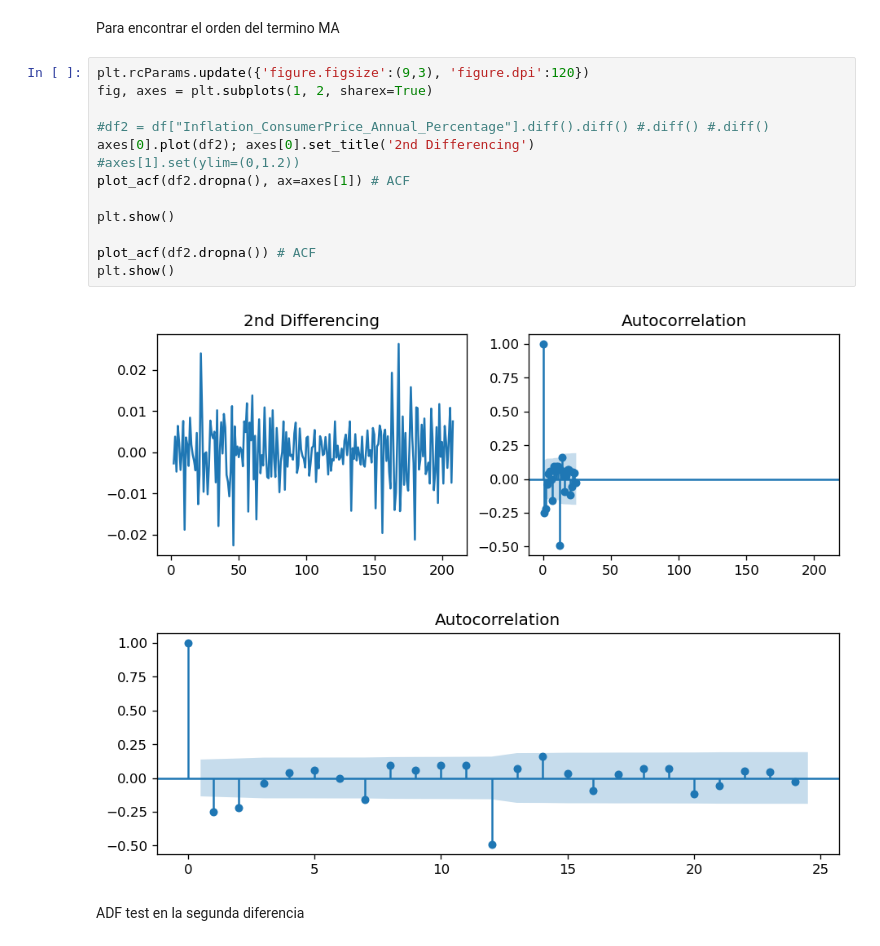
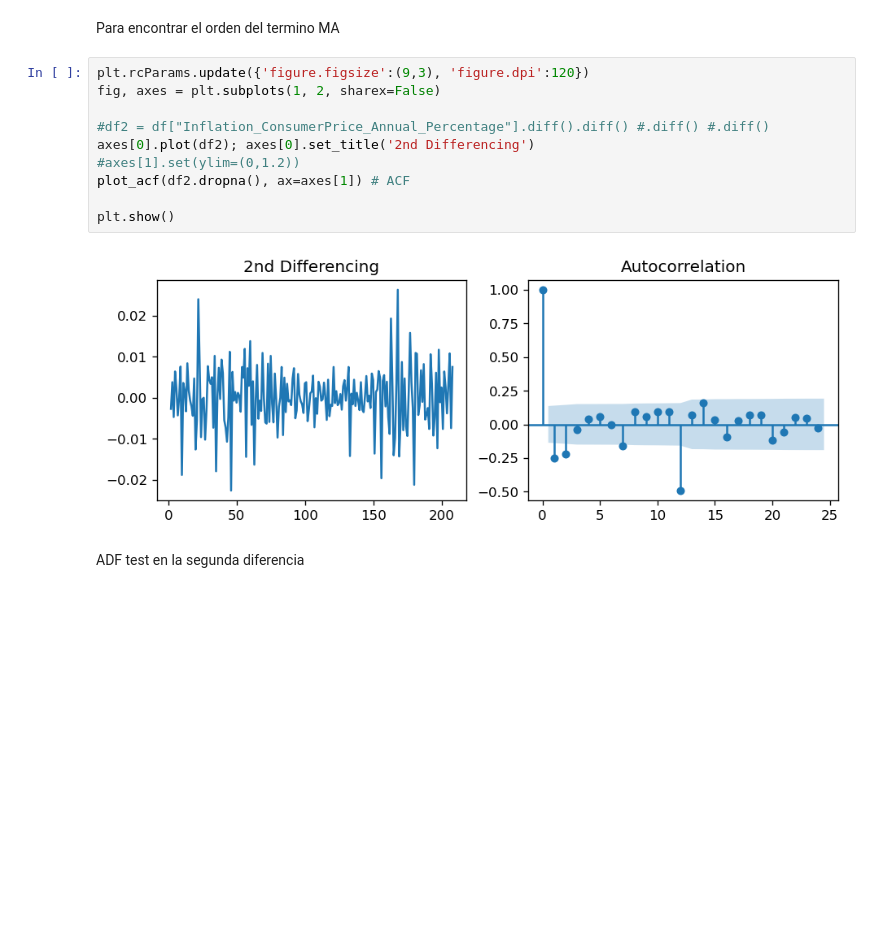
Before and after one commit to kc-alva/TesisPES2022, a Jupyter notebook: Notebook.ipynb, the cells around one changed output. Drawn from its saved outputs; the diff is of its cells as text; blank space fills up the shorter version.

```diff
--- a/Notebook.ipynb
+++ b/Notebook.ipynb
@@ -254,20 +243,16 @@ plt.show()
 Para encontrar el orden del termino MA
 # %%
 plt.rcParams.update({'figure.figsize':(9,3), 'figure.dpi':120})
-fig, axes = plt.subplots(1, 2, sharex=True)
+fig, axes = plt.subplots(1, 2, sharex=False)
 
 #df2 = df["Inflation_ConsumerPrice_Annual_Percentage"].diff().diff() #.diff() #.diff()
 axes[0].plot(df2); axes[0].set_title('2nd Differencing')
 #axes[1].set(ylim=(0,1.2))
 plot_acf(df2.dropna(), ax=axes[1]) # ACF
 
 plt.show()
-
-plot_acf(df2.dropna()) # ACF
-plt.show()
 # %% [output]
-[figure, old version]
+[figure, new version]
-[figure, removed]
 # %% [markdown]
 ADF test en la segunda diferencia
 # %%
```
Also changed, not shown: parts of 44 cells of this notebook.
